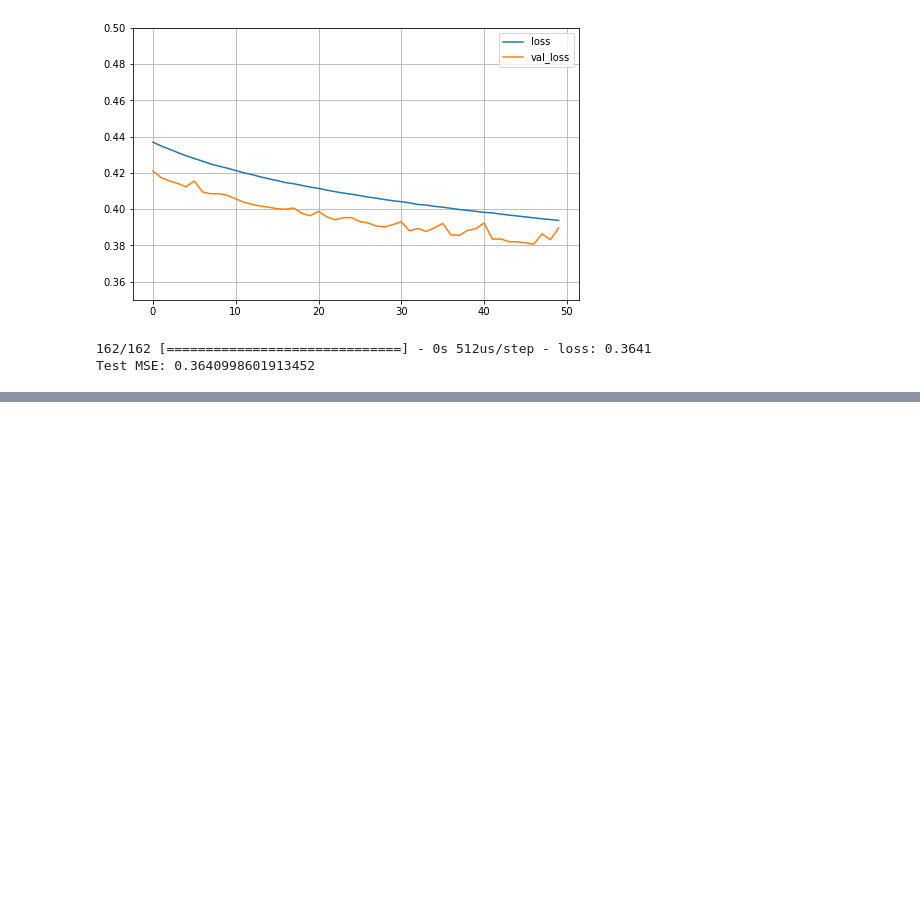
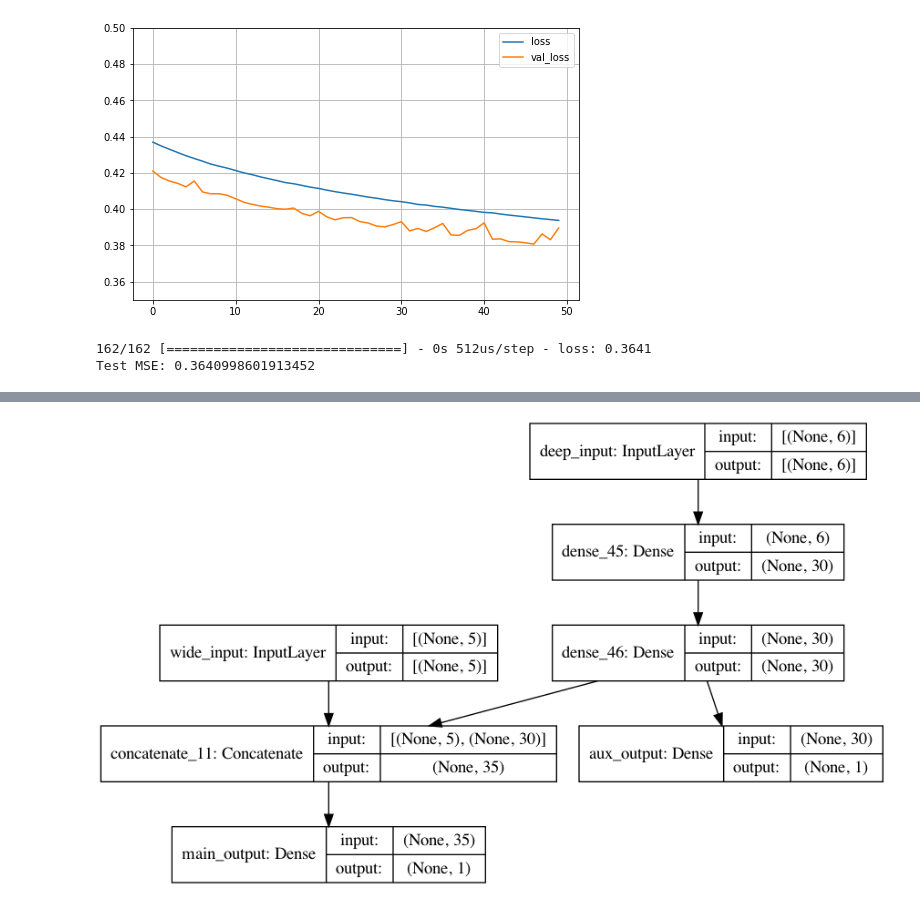
Before and after one commit to JonasSchroeder/handsonmachinelearning, a Jupyter notebook: Intro to Artificial Neural Networks (ANNs).ipynb, the cells around one changed output, grey strips where cells are left out. Saved outputs shown, nothing was run; the diff lists cells and outputs as text; code cells hidden in the pictures; blank space fills up the shorter version.

```diff
--- a/Intro to Artificial Neural Networks (ANNs).ipynb
+++ b/Intro to Artificial Neural Networks (ANNs).ipynb
@@ -396,0 +403,18 @@ Test MSE: 0.3640998601913452
+# %%
+# multi input model
+input_A = keras.layers.Input(shape=[5], name="wide_input")
+input_B = keras.layers.Input(shape=[6], name="deep_input")
+hidden1 = keras.layers.Dense(30, activation="relu")(input_B)
+hidden2 = keras.layers.Dense(30, activation="relu")(hidden1)
+concat = keras.layers.concatenate([input_A, hidden2])
+output = keras.layers.Dense(1, name="main_output")(concat)
+aux_output = keras.layers.Dense(1, name="aux_output")(hidden2)
+
+model = keras.Model(inputs=[input_A, input_B], outputs=[output, aux_output])
+
+model.compile(loss=["mse", "mse"], loss_weights=[0.9, 0.1], optimizer=keras.optimizers.SGD(lr=0.001))
+# %%
+# plot model
+keras.utils.plot_model(model, show_shapes=True)
+# %% [output]
+[figure, added]
```
Also changed, not shown: parts of 9 cells of this notebook, 1 other file.
